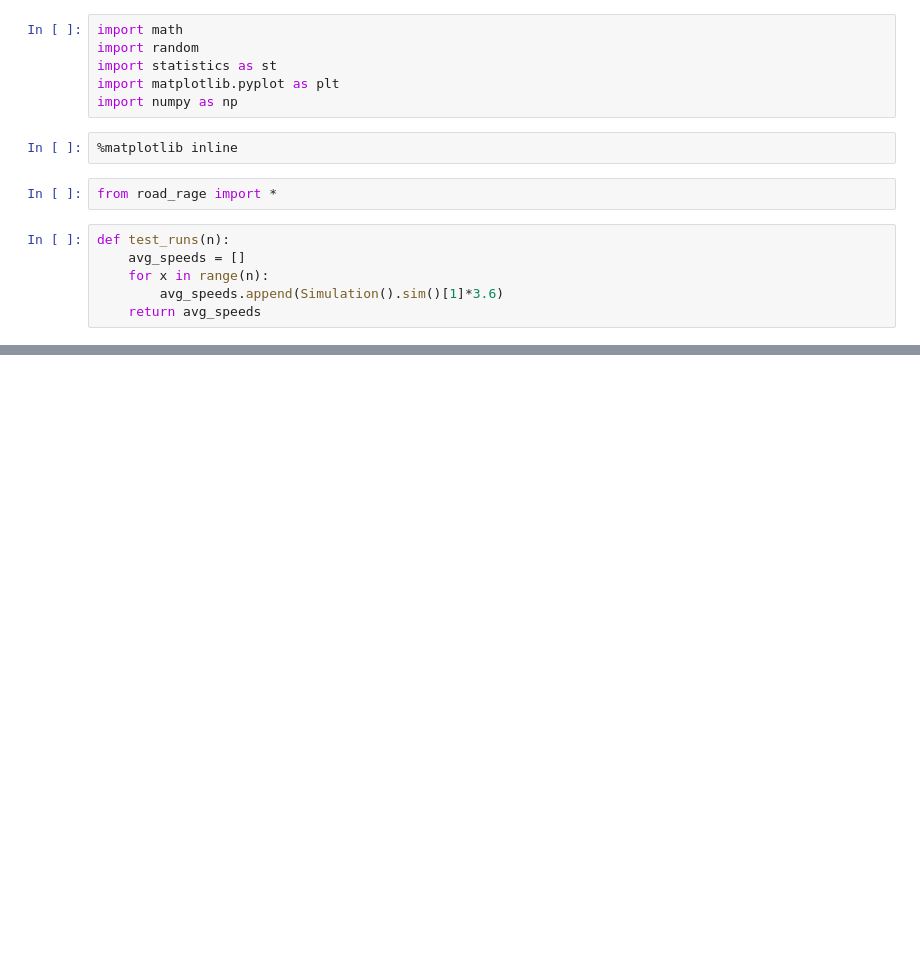
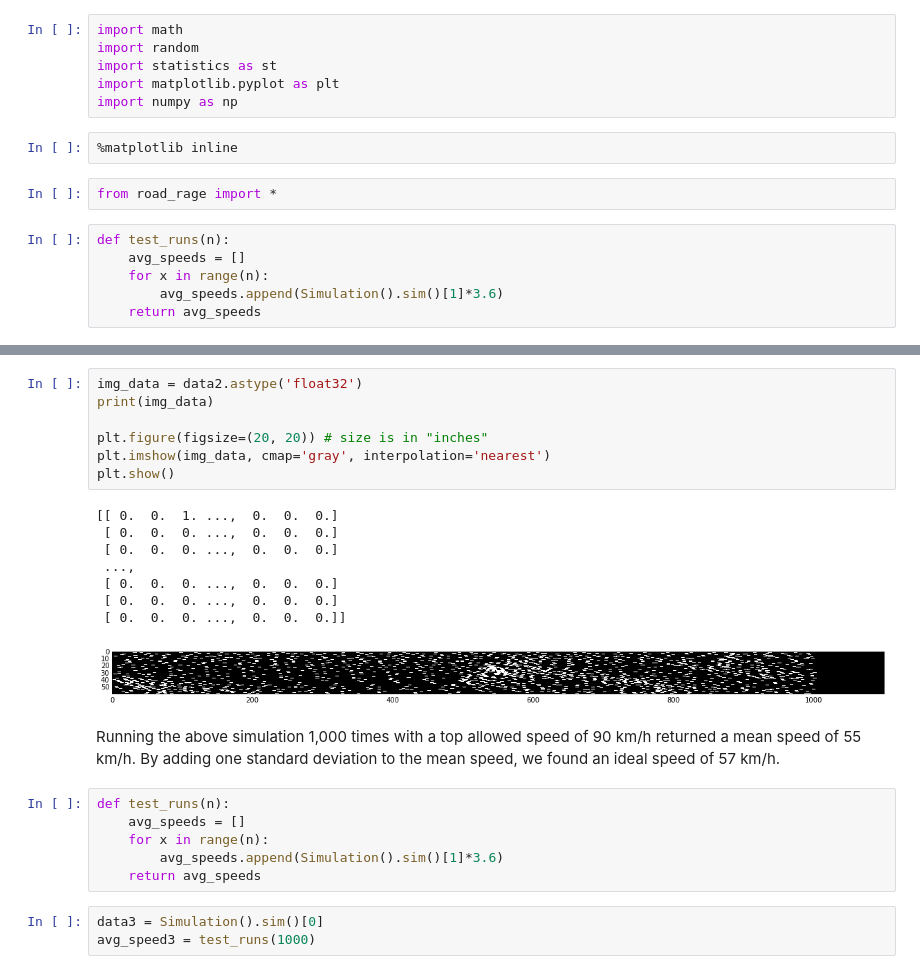
Before and after one commit to TylerKotkin/road-rage, a Jupyter notebook: road-rage.ipynb, the cells around one changed output, grey strips where cells are left out. Cells and saved outputs as stored; diff of their text form; blank space fills up the shorter version.

```diff
--- a/road-rage.ipynb
+++ b/road-rage.ipynb
@@ -47,0 +67,27 @@ Running the above simulation 10,000 time returned a mean speed of 53 km/h. By ad
+# %%
+img_data = data2.astype('float32')
+print(img_data)
+
+plt.figure(figsize=(20, 20)) # size is in "inches"
+plt.imshow(img_data, cmap='gray', interpolation='nearest')
+plt.show()
+# %% [output]
+[[ 0.  0.  1. ...,  0.  0.  0.]
+ [ 0.  0.  0. ...,  0.  0.  0.]
+ [ 0.  0.  0. ...,  0.  0.  0.]
+ ...,
+ [ 0.  0.  0. ...,  0.  0.  0.]
+ [ 0.  0.  0. ...,  0.  0.  0.]
+ [ 0.  0.  0. ...,  0.  0.  0.]]
+[figure, added]
+# %% [markdown]
+Running the above simulation 1,000 times with a top allowed speed of 90 km/h returned a mean speed of 55 km/h. By adding one standard deviation to the mean speed, we found an ideal speed of 57 km/h.
+# %%
+def test_runs(n):
+    avg_speeds = []
+    for x in range(n):
+        avg_speeds.append(Simulation().sim()[1]*3.6)
+    return avg_speeds
+# %%
+data3 = Simulation().sim()[0]
+avg_speed3 = test_runs(1000)
```
Also changed, not shown: parts of 16 cells of this notebook.
